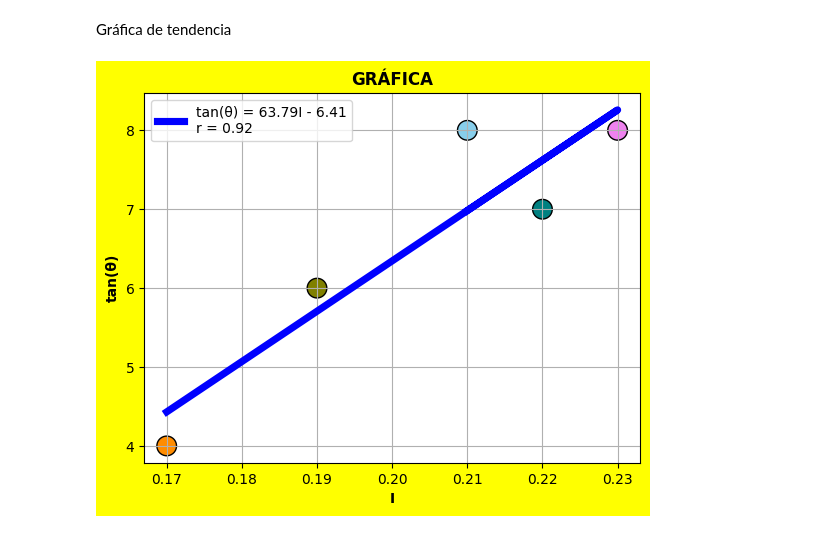
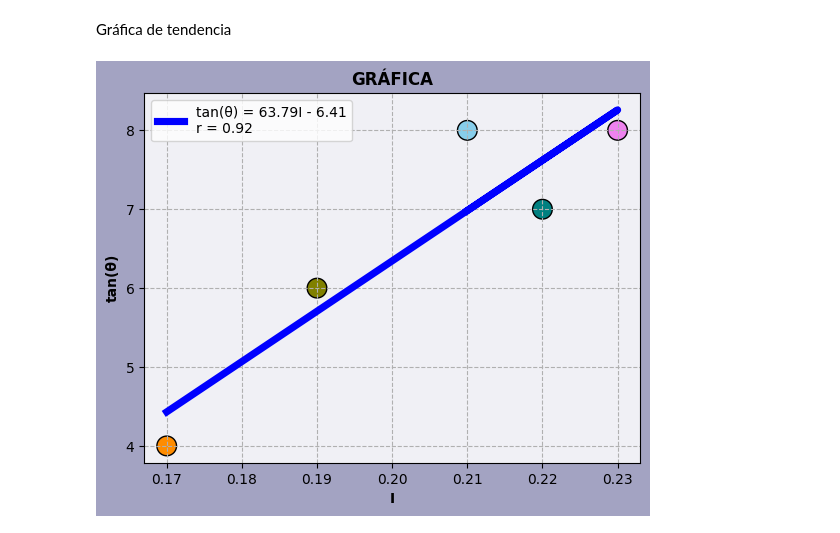
Before and after one commit to E-ALEJO-R/PhysicsLaboratory2, a Jupyter notebook: lab10/lab.ipynb, the cells around one changed output. Drawn from its saved outputs; the diff is of its cells as text; code cells hidden in the pictures.

```diff
--- a/lab10/lab.ipynb
+++ b/lab10/lab.ipynb
@@ -326,6 +327,7 @@ class LeastSquares:
             bbox = [0, 0, 1, 1]
         if rowcolors is None:
             rowcolors = ['#f1f1f2', 'w']
+            # rowcolors = ['#c2c2d6', 'w']
         if ax is None:
             size = (np.array(self.dimension()) + np.array([0, 1])) * np.array([colwidth, rowheight])
             fig, ax = pyplot.subplots(figsize = size)
@@ -350,12 +352,13 @@ class LeastSquares:
         self, title = "GRAPH", linewidth = 3,
         pointsize = 200, savepng: bool = False,
         xlabel: str = None, ylabel: str = None,
-        decimals: int = None
+        decimals: int = None,
+        uncertainty: bool = False
     ) -> None:
         self.__validate()
         diff_linewidth = 1.05
         color = ['darkorange', 'olive', 'teal', 'violet', 'skyblue']
-        pyplot.figure(facecolor = 'yellow')
+        pyplot.figure(facecolor = '#a3a3c2')
         pyplot.scatter(
             self[self.__columnx], self[self.__columny],
             edgecolors = "black", c = color, s = pointsize, marker = "o"
@@ -364,14 +367,16 @@ class LeastSquares:
             self[self.__columnx],
             self.a() * self[self.__columnx] + self.b(),
             c = "blue", linewidth = 2 + (diff_linewidth * linewidth),
-            label = self.equation(decimals) + "\nr = " + str(self.r(decimals))
+            label = self.equation(decimals, uncertainty) + "\nr = " + str(self.r(decimals))
         )
         pyplot.xlabel(self.__x if xlabel is None else xlabel, fontweight = "bold")
         pyplot.ylabel(self.__y if ylabel is None else ylabel, fontweight = "bold")
         pyplot.title(title, fontweight = "bold")
         if savepng:
             pyplot.savefig('graph.png', dpi = 800)
-        pyplot.grid(True)
+        gca = pyplot.gca()
+        gca.set_facecolor('#f0f0f5')
+        pyplot.grid(True, linestyle = '--')
         pyplot.legend()
 
     def dimension(self) -> tuple:
@@ -475,6 +480,6 @@ tan(θ) = (63.79 ± 15.9)I - (6.41 ± 3.26)
 # %% [markdown]
 Gráfica de tendencia
 # %%
-ls.graph(title = "GRÁFICA", pointsize = 200, linewidth = 3, decimals = 2)
+ls.graph(title = "GRÁFICA", pointsize = 200, linewidth = 3, decimals = 2, uncertainty = False, savepng = False)
 # %% [output]
-[figure, old version]
+[figure, new version]
```
Also changed, not shown: parts of 3 cells of this notebook, 8 other files.
